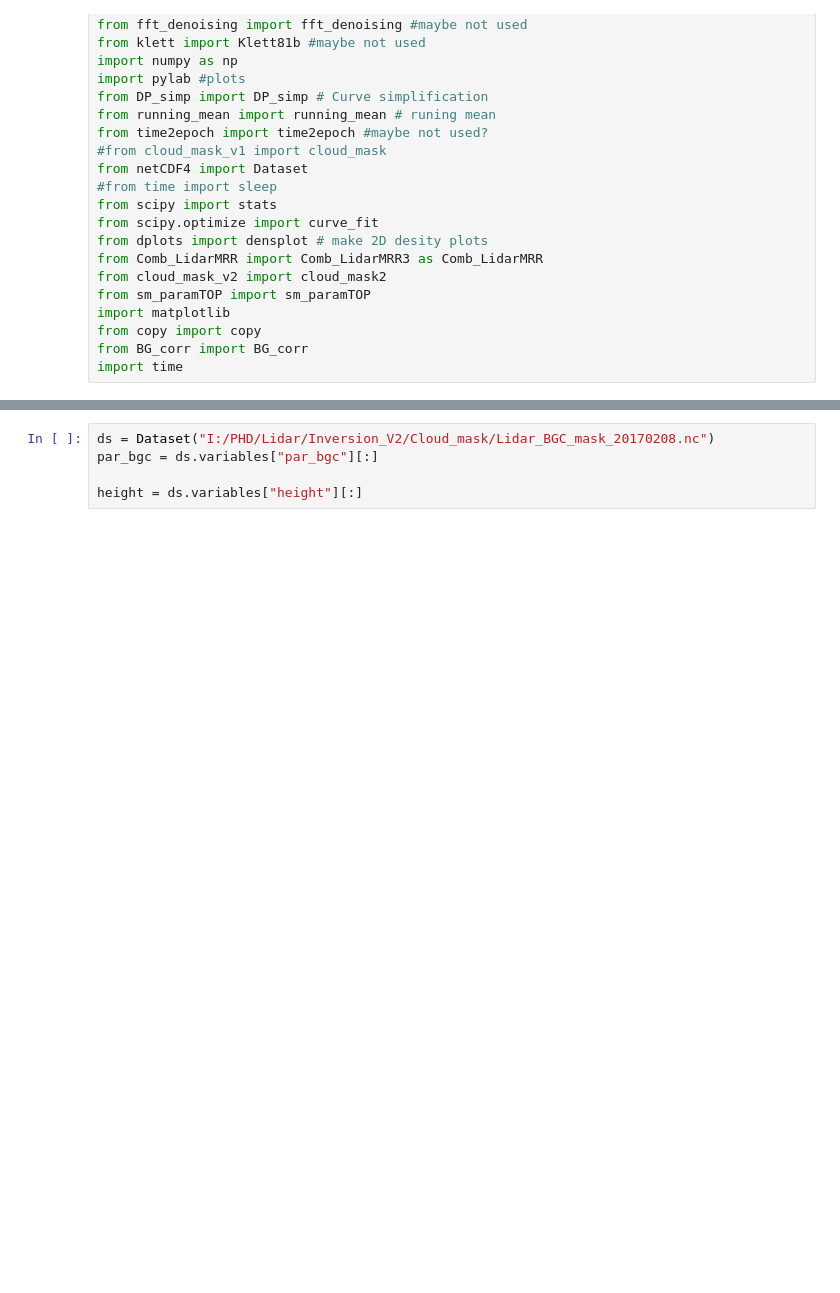
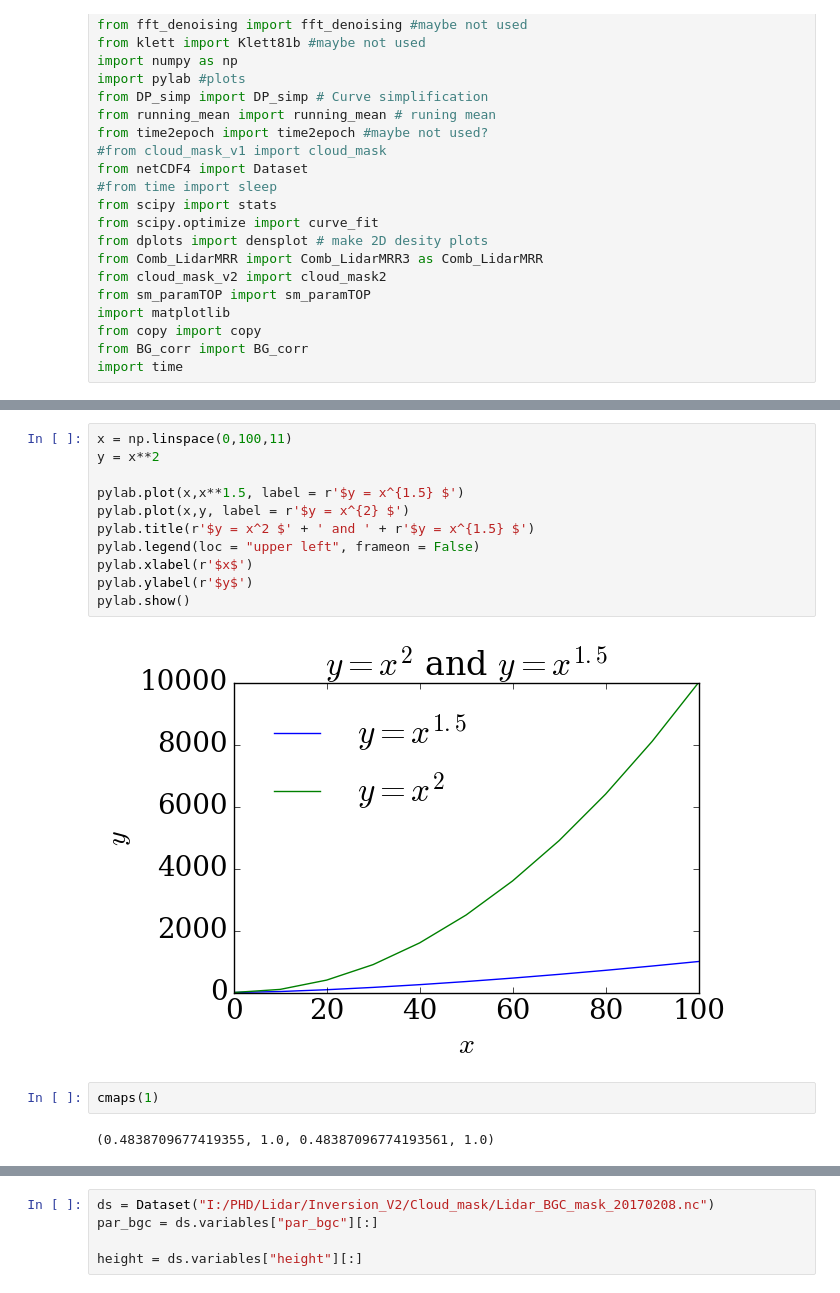
Before and after one commit to cduranalarcon/Lidar_DDU, a Jupyter notebook: Notebooks/temp.ipynb, the cells around one changed output, grey strips where cells are left out. Saved outputs shown, nothing was run; the diff lists cells and outputs as text; blank space fills up the shorter version.

```diff
--- a/Notebooks/temp.ipynb
+++ b/Notebooks/temp.ipynb
@@ -237,0 +265,17 @@ for year in range(year0[0],year0[1]+1):
+# %%
+x = np.linspace(0,100,11)
+y = x**2
+
+pylab.plot(x,x**1.5, label = r'$y = x^{1.5} $')
+pylab.plot(x,y, label = r'$y = x^{2} $')
+pylab.title(r'$y = x^2 $' + ' and ' + r'$y = x^{1.5} $')
+pylab.legend(loc = "upper left", frameon = False)
+pylab.xlabel(r'$x$')
+pylab.ylabel(r'$y$')
+pylab.show()
+# %% [output]
+[figure, added]
+# %%
+cmaps(1)
+# %% [output]
+(0.4838709677419355, 1.0, 0.48387096774193561, 1.0)
```
Also changed, not shown: parts of 14 cells of this notebook.
